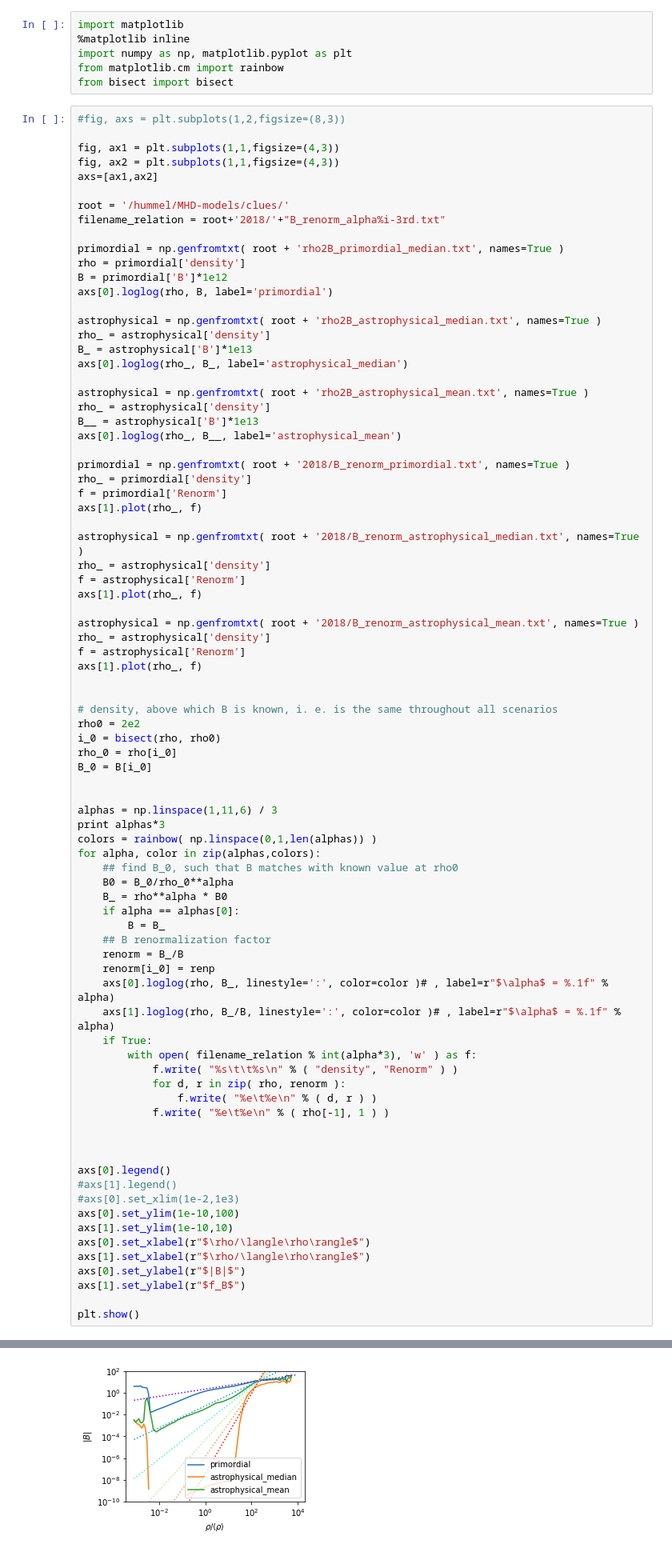
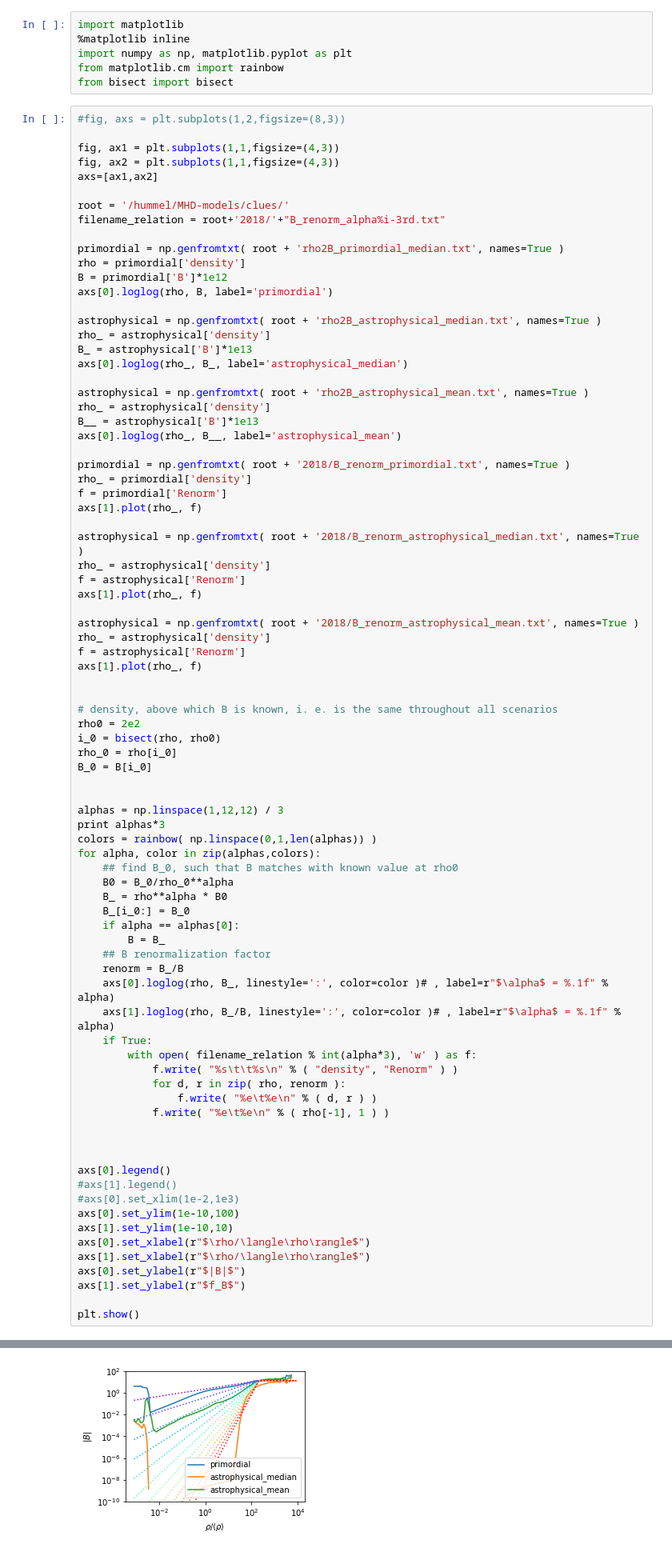
Before and after one commit to FRBs/PreFRBLE, a Jupyter notebook: notebooks/PreFRBLE_IGM_models.ipynb, the cells around one changed output, grey strips where cells are left out. Shown: that part at 80% size. Saved outputs shown, nothing was run; the diff lists cells and outputs as text.

```diff
--- a/notebooks/PreFRBLE_IGM_models.ipynb
+++ b/notebooks/PreFRBLE_IGM_models.ipynb
@@ -52,18 +52,18 @@ rho_0 = rho[i_0]
 B_0 = B[i_0]
 
 
-alphas = np.linspace(1,11,6) / 3
+alphas = np.linspace(1,12,12) / 3
 print alphas*3
 colors = rainbow( np.linspace(0,1,len(alphas)) )
 for alpha, color in zip(alphas,colors):
     ## find B_0, such that B matches with known value at rho0
     B0 = B_0/rho_0**alpha
     B_ = rho**alpha * B0
+    B_[i_0:] = B_0
     if alpha == alphas[0]:
         B = B_
     ## B renormalization factor
     renorm = B_/B
-    renorm[i_0] = renp
     axs[0].loglog(rho, B_, linestyle=':', color=color )# , label=r"$\alpha$ = %.1f" % alpha)
     axs[1].loglog(rho, B_/B, linestyle=':', color=color )# , label=r"$\alpha$ = %.1f" % alpha)
     if True:
@@ -91 +91 @@ plt.show()
-[figure, old version]
+[figure, new version]
```
Also changed, not shown: parts of 2 cells of this notebook, 5 other files.
